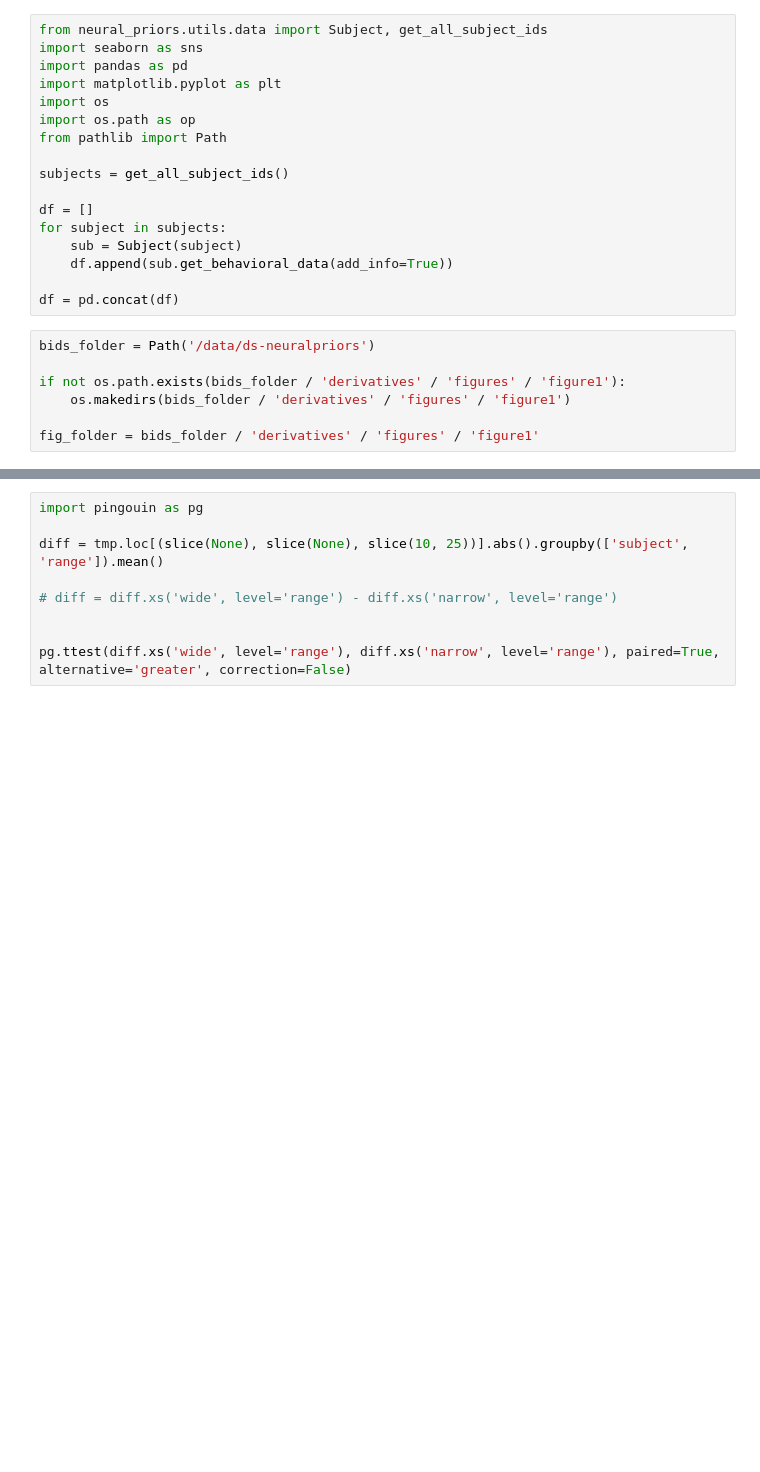
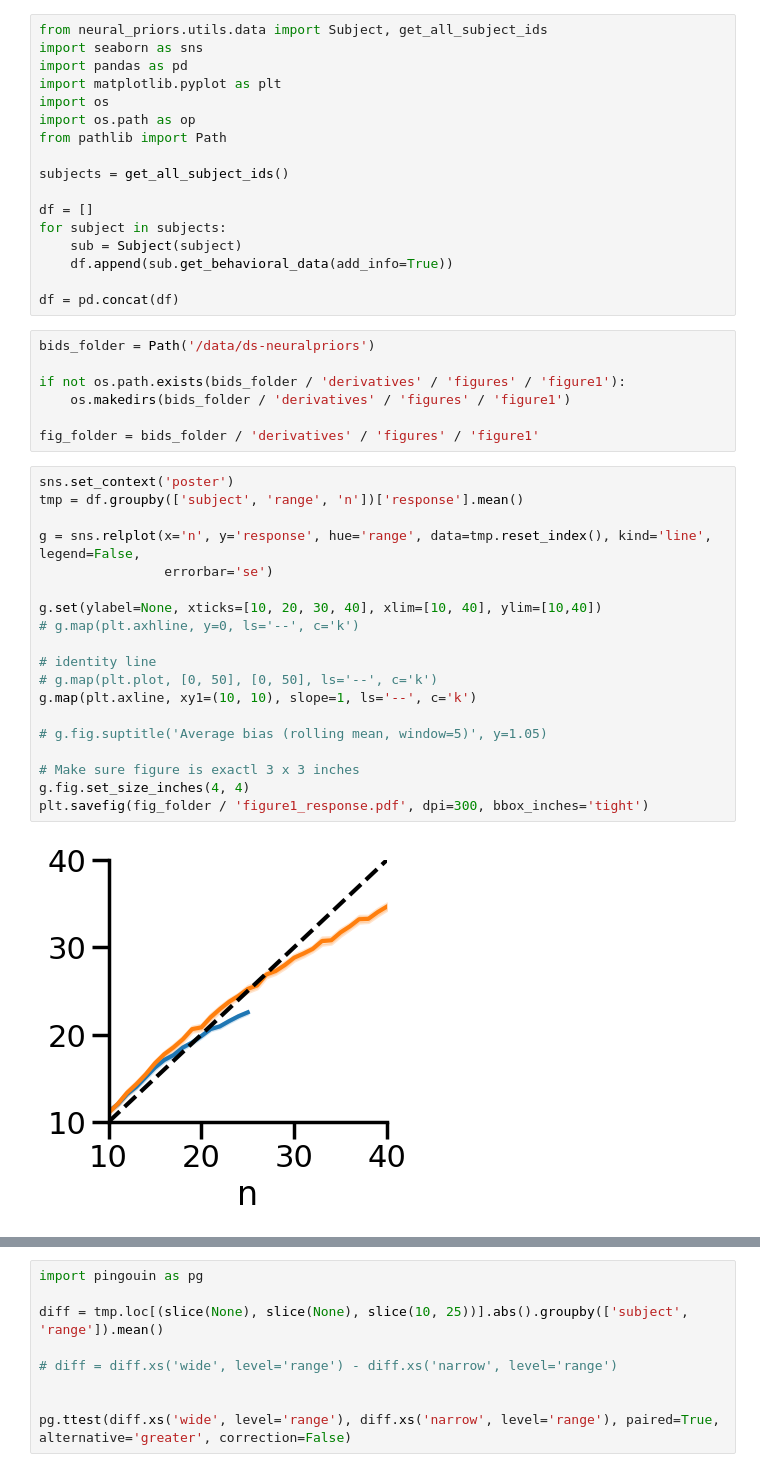
Before and after one commit to Gilles86/neural_priors, a Jupyter notebook: neural_priors/figures/figure1.ipynb, the cells around one changed output, grey strips where cells are left out. Saved outputs shown, nothing was run; the diff lists cells and outputs as text; blank space fills up the shorter version.

```diff
--- a/neural_priors/figures/figure1.ipynb
+++ b/neural_priors/figures/figure1.ipynb
@@ -22,6 +22,27 @@ if not os.path.exists(bids_folder / 'derivatives' / 'figures' / 'figure1'):
     os.makedirs(bids_folder / 'derivatives' / 'figures' / 'figure1')
 
 fig_folder = bids_folder / 'derivatives' / 'figures' / 'figure1'
+# %%
+sns.set_context('poster')
+tmp = df.groupby(['subject', 'range', 'n'])['response'].mean()
+
+g = sns.relplot(x='n', y='response', hue='range', data=tmp.reset_index(), kind='line', legend=False,
+                errorbar='se')
+
+g.set(ylabel=None, xticks=[10, 20, 30, 40], xlim=[10, 40], ylim=[10,40])
+# g.map(plt.axhline, y=0, ls='--', c='k')
+
+# identity line
+# g.map(plt.plot, [0, 50], [0, 50], ls='--', c='k')
+g.map(plt.axline, xy1=(10, 10), slope=1, ls='--', c='k')
+
+# g.fig.suptitle('Average bias (rolling mean, window=5)', y=1.05)
+
+# Make sure figure is exactl 3 x 3 inches
+g.fig.set_size_inches(4, 4)
+plt.savefig(fig_folder / 'figure1_response.pdf', dpi=300, bbox_inches='tight')
+# %% [output]
+[figure, added]
 # %%
 sns.set_context('poster')
 tmp = df.groupby(['subject', 'range', 'n'])['error'].mean().groupby(['subject', 'range']).apply(lambda d: d.rolling(5, min_periods=1).mean().droplevel([0,1]))
```
Also changed, not shown: parts of 1 cell of this notebook, 17 other files.
